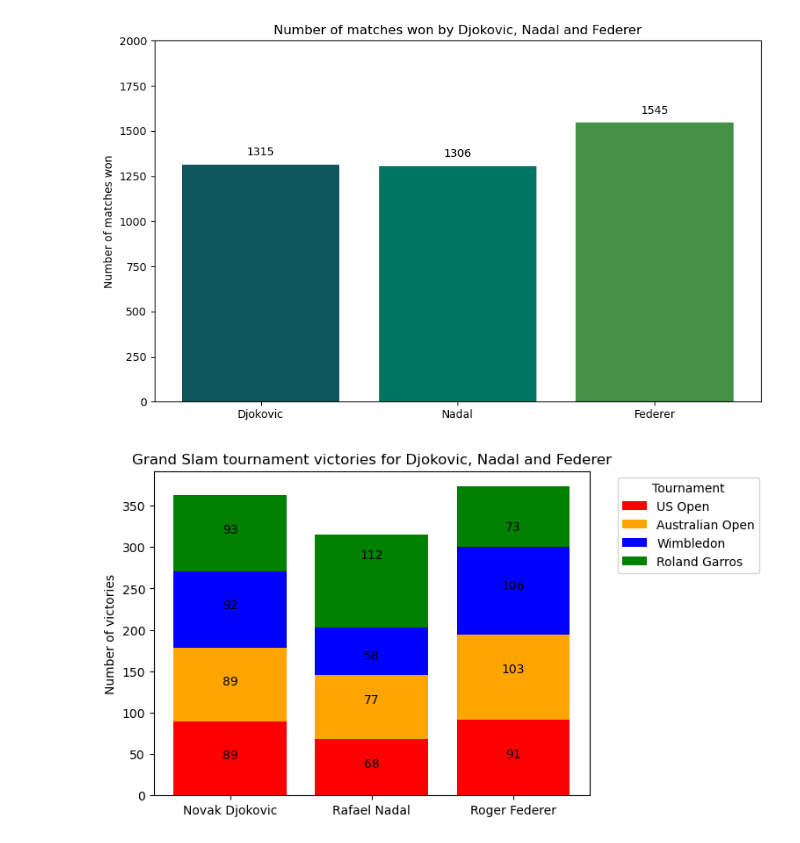
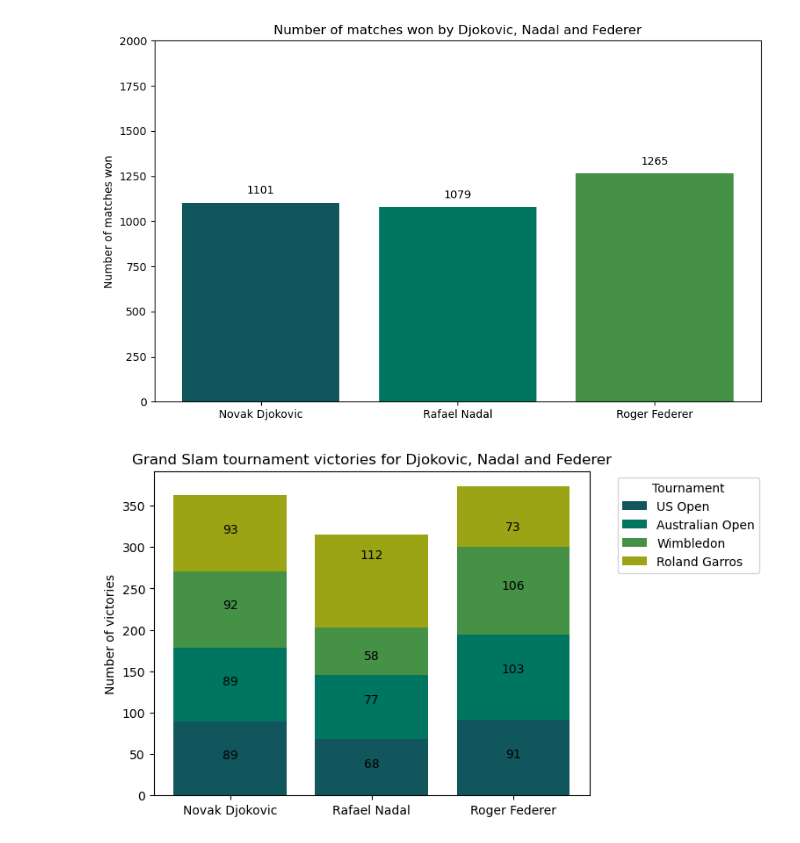
Before and after one commit to yasemitee/SciVIs, a Jupyter notebook: goat.ipynb, the cells around one changed output. Drawn from its saved outputs; the diff is of its cells as text; code cells hidden in the pictures.

Commit message:
cambiati dei colori

```diff
--- a/goat.ipynb
+++ b/goat.ipynb
@@ -23,52 +23,54 @@ djokovic = atp_matches[(atp_matches['winner_name'] == 'Novak Djokovic') | (atp_m
 nadal = atp_matches[(atp_matches['winner_name'] == 'Rafael Nadal') | (atp_matches['loser_name'] == 'Rafael Nadal')]
 federer = atp_matches[(atp_matches['winner_name'] == 'Roger Federer') | (atp_matches['loser_name'] == 'Roger Federer')]
 # %%
+player_victories = atp_matches['winner_name'].value_counts()
+
+player_victories = player_victories[['Novak Djokovic', 'Rafael Nadal', 'Roger Federer']]
 plt.figure(figsize=(10, 6))
-plt.bar(['Djokovic', 'Nadal', 'Federer'], [djokovic.shape[0], nadal.shape[0], federer.shape[0]], color=colors)
+plt.bar(player_victories.index, player_victories.values, color=colors)
 plt.ylabel('Number of matches won')
 plt.title('Number of matches won by Djokovic, Nadal and Federer')
 plt.ylim(0, 2000)
 
-for i, v in enumerate([djokovic.shape[0], nadal.shape[0], federer.shape[0]]):
+for i, v in enumerate(player_victories.values):
     plt.text(i, v + 50, str(v), color='black', ha='center')
 
 plt.show()
 # %% [output]
-[figure, old version]
+[figure, new version]
 # %%
 total_grand_slam_wins = atp_matches[(atp_matches['winner_name'].isin(['Novak Djokovic', 'Rafael Nadal', 'Roger Federer'])) & atp_matches['tourney_level'].isin(['G'])]
 slams_by_tourney = total_grand_slam_wins.groupby(['winner_name', 'tourney_name']).size().reset_index(name='count')
 
 players = ['Novak Djokovic', 'Rafael Nadal', 'Roger Federer']
 us_open_wins = [slams_by_tourney[(slams_by_tourney['winner_name'] == player) & (slams_by_tourney['tourney_name'] == 'US Open')]['count'].values[0] for player in players]
 aus_open_wins = [slams_by_tourney[(slams_by_tourney['winner_name'] == player) & (slams_by_tourney['tourney_name'] == 'Australian Open')]['count'].values[0] for player in players]
 wimbledon_wins = [slams_by_tourney[(slams_by_tourney['winner_name'] == player) & (slams_by_tourney['tourney_name'] == 'Wimbledon')]['count'].values[0] for player in players]
 roland_garros_wins = [slams_by_tourney[(slams_by_tourney['winner_name'] == player) & (slams_by_tourney['tourney_name'] == 'Roland Garros')]['count'].values[0] for player in players]
 
-colors = {'Wimbledon': 'blue', 'US Open': 'red', 'Roland Garros': 'green', 'Australian Open': 'orange'}
-plt.bar(players, us_open_wins, label='US Open', color=colors['US Open'])
-plt.bar(players, aus_open_wins, label='Australian Open',bottom=us_open_wins, color=colors['Australian Open'])
-plt.bar(players, wimbledon_wins, label='Wimbledon', bottom=[i+j for i,j in zip(us_open_wins, aus_open_wins)], color=colors['Wimbledon'])
-plt.bar(players, roland_garros_wins, label='Roland Garros', bottom=[i+j+k for i,j,k in zip(us_open_wins, aus_open_wins, wimbledon_wins)], color=colors['Roland Garros'])
+plt.bar(players, us_open_wins, label='US Open', color=colors[0])
+plt.bar(players, aus_open_wins, label='Australian Open',bottom=us_open_wins, color=colors[1])
+plt.bar(players, wimbledon_wins, label='Wimbledon', bottom=[i+j for i,j in zip(us_open_wins, aus_open_wins)], color=colors[2])
+plt.bar(players, roland_garros_wins, label='Roland Garros', bottom=[i+j+k for i,j,k in zip(us_open_wins, aus_open_wins, wimbledon_wins)], color=colors[3])
 
 for i, v in enumerate(us_open_wins):
     plt.text(i, v/2, str(v), color='black', ha='center')
 
 for i, v in enumerate(aus_open_wins):
     plt.text(i, v + us_open_wins[i]/2, str(v), color='black', ha='center')
 
 for i, v in enumerate(wimbledon_wins):
     plt.text(i, v + us_open_wins[i] + aus_open_wins[i]/2, str(v), color='black', ha='center')
 
 for i, v in enumerate(roland_garros_wins):
     plt.text(i, v + us_open_wins[i] + aus_open_wins[i] + wimbledon_wins[i]/2, str(v), color='black', ha='center')
 
 plt.legend(title='Tournament', loc='best', bbox_to_anchor=(1.05, 1))
 plt.ylabel('Number of victories')
 plt.title('Grand Slam tournament victories for Djokovic, Nadal and Federer')
 plt.show()
 # %% [output]
-[figure, old version]
+[figure, new version]
 # %%
 djokovic_nadal = atp_matches[((atp_matches['winner_name'] == 'Novak Djokovic') & (atp_matches['loser_name'] == 'Rafael Nadal')) | ((atp_matches['winner_name'] == 'Rafael Nadal') & (atp_matches['loser_name'] == 'Novak Djokovic'))]
 djokovic_federer = atp_matches[((atp_matches['winner_name'] == 'Novak Djokovic') & (atp_matches['loser_name'] == 'Roger Federer')) | ((atp_matches['winner_name'] == 'Roger Federer') & (atp_matches['loser_name'] == 'Novak Djokovic'))]
```
Also changed, not shown: parts of 3 cells of this notebook.
